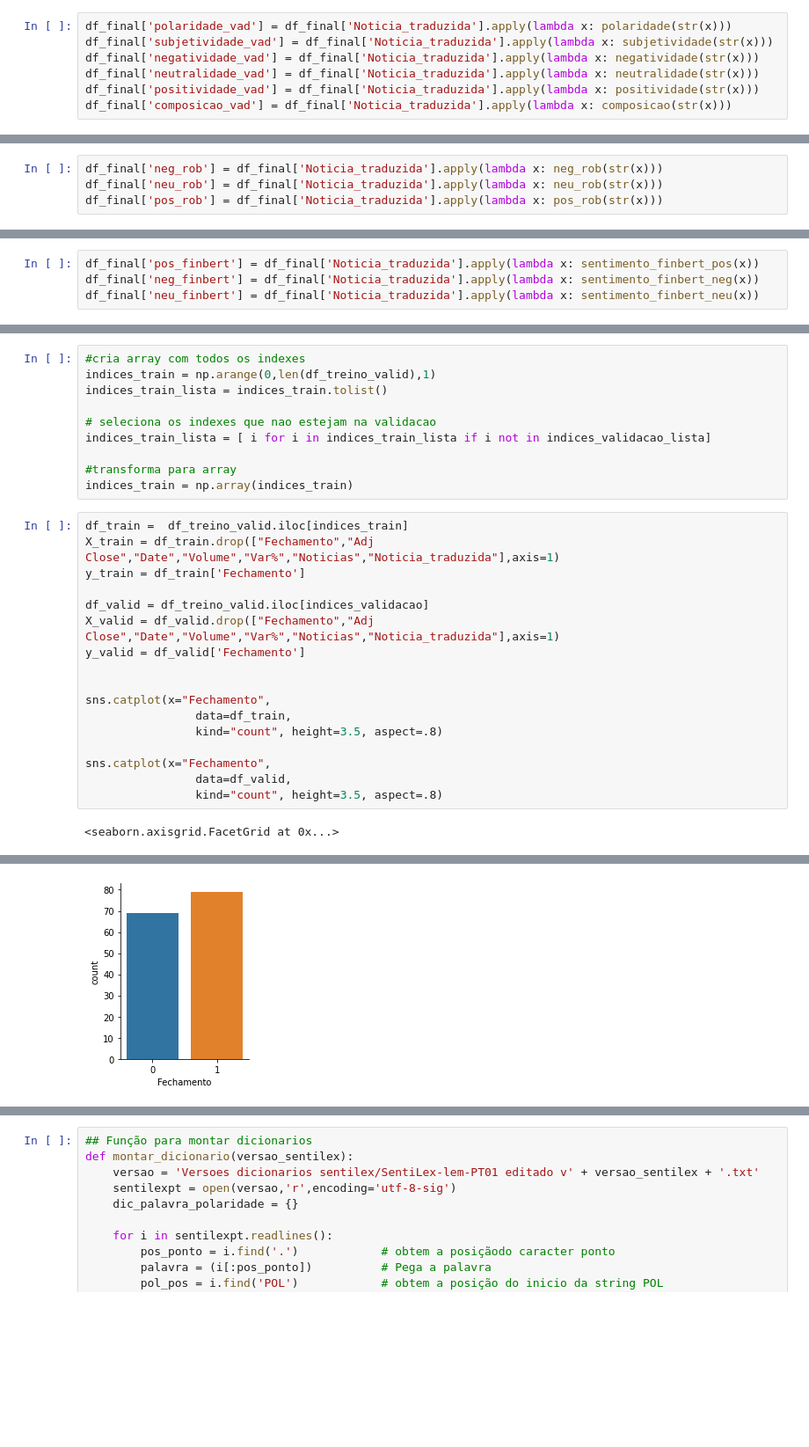
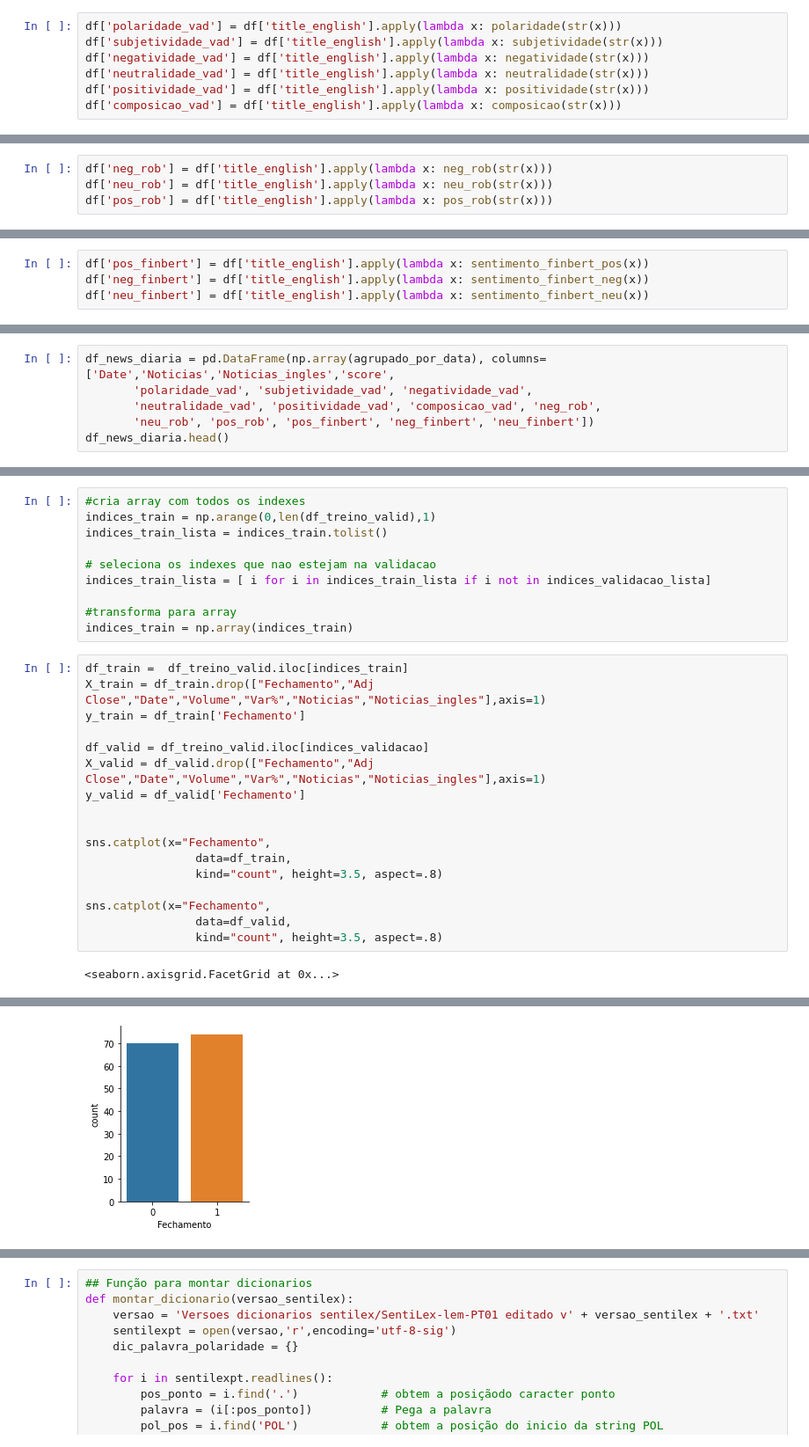
Before and after one commit to webercg/NLP---Daily-News-for-Stock-Market-Prediction, a Jupyter notebook: datasets e notebooks/Notebook final - Todos experimentos-Copy1.ipynb, the cells around one changed output, grey strips where cells are left out. Shown at 88% size. Cells and saved outputs as stored; diff of their text form; blank space fills up the shorter version.

```diff
--- a/datasets e notebooks/Notebook final - Todos experimentos-Copy1.ipynb
+++ b/datasets e notebooks/Notebook final - Todos experimentos-Copy1.ipynb
@@ -958,9 +702,9 @@ negatividade("tudo ótimo e perfeito"), neutralidade("tudo ótimo e perfeito"),
 # %% [output]
 (0.0, 1.0, 0.0, 0.0)
 # %%
-df_final['polaridade_vad'] = df_final['Noticia_traduzida'].apply(lambda x: polaridade(str(x)))
-df_final['subjetividade_vad'] = df_final['Noticia_traduzida'].apply(lambda x: subjetividade(str(x)))
-df_final['negatividade_vad'] = df_final['Noticia_traduzida'].apply(lambda x: negatividade(str(x)))
-df_final['neutralidade_vad'] = df_final['Noticia_traduzida'].apply(lambda x: neutralidade(str(x)))
-df_final['positividade_vad'] = df_final['Noticia_traduzida'].apply(lambda x: positividade(str(x)))
-df_final['composicao_vad'] = df_final['Noticia_traduzida'].apply(lambda x: composicao(str(x)))
+df['polaridade_vad'] = df['title_english'].apply(lambda x: polaridade(str(x)))
+df['subjetividade_vad'] = df['title_english'].apply(lambda x: subjetividade(str(x)))
+df['negatividade_vad'] = df['title_english'].apply(lambda x: negatividade(str(x)))
+df['neutralidade_vad'] = df['title_english'].apply(lambda x: neutralidade(str(x)))
+df['positividade_vad'] = df['title_english'].apply(lambda x: positividade(str(x)))
+df['composicao_vad'] = df['title_english'].apply(lambda x: composicao(str(x)))
@@ -1028,6 +777,6 @@ def pos_rob(frase):
     pos_roberta = scores[2]
     return pos_roberta
 # %%
-df_final['neg_rob'] = df_final['Noticia_traduzida'].apply(lambda x: neg_rob(str(x)))
-df_final['neu_rob'] = df_final['Noticia_traduzida'].apply(lambda x: neu_rob(str(x)))
-df_final['pos_rob'] = df_final['Noticia_traduzida'].apply(lambda x: pos_rob(str(x)))
+df['neg_rob'] = df['title_english'].apply(lambda x: neg_rob(str(x)))
+df['neu_rob'] = df['title_english'].apply(lambda x: neu_rob(str(x)))
+df['pos_rob'] = df['title_english'].apply(lambda x: pos_rob(str(x)))
@@ -1095,6 +853,6 @@ sentimento_finbert_neg("there is a shortage of capital, and we need extra financ
 # %% [output]
 -0.9966173768043518
 # %%
-df_final['pos_finbert'] = df_final['Noticia_traduzida'].apply(lambda x: sentimento_finbert_pos(x))
-df_final['neg_finbert'] = df_final['Noticia_traduzida'].apply(lambda x: sentimento_finbert_neg(x))
-df_final['neu_finbert'] = df_final['Noticia_traduzida'].apply(lambda x: sentimento_finbert_neu(x))
+df['pos_finbert'] = df['title_english'].apply(lambda x: sentimento_finbert_pos(x))
+df['neg_finbert'] = df['title_english'].apply(lambda x: sentimento_finbert_neg(x))
+df['neu_finbert'] = df['title_english'].apply(lambda x: sentimento_finbert_neu(x))
@@ -1100,0 +947,6 @@ df_final['neu_finbert'] = df_final['Noticia_traduzida'].apply(lambda x: sentimen
+# %%
+df_news_diaria = pd.DataFrame(np.array(agrupado_por_data), columns=['Date','Noticias','Noticias_ingles','score',
+       'polaridade_vad', 'subjetividade_vad', 'negatividade_vad',
+       'neutralidade_vad', 'positividade_vad', 'composicao_vad', 'neg_rob',
+       'neu_rob', 'pos_rob', 'pos_finbert', 'neg_finbert', 'neu_finbert'])
+df_news_diaria.head()
@@ -1340,11 +1372,11 @@ indices_train_lista = [ i for i in indices_train_lista if i not in indices_valid
 indices_train = np.array(indices_train)
 # %%
 df_train =  df_treino_valid.iloc[indices_train]
-X_train = df_train.drop(["Fechamento","Adj Close","Date","Volume","Var%","Noticias","Noticia_traduzida"],axis=1)
+X_train = df_train.drop(["Fechamento","Adj Close","Date","Volume","Var%","Noticias","Noticias_ingles"],axis=1)
 y_train = df_train['Fechamento']
 
 df_valid = df_treino_valid.iloc[indices_validacao]
-X_valid = df_valid.drop(["Fechamento","Adj Close","Date","Volume","Var%","Noticias","Noticia_traduzida"],axis=1)
+X_valid = df_valid.drop(["Fechamento","Adj Close","Date","Volume","Var%","Noticias","Noticias_ingles"],axis=1)
 y_valid = df_valid['Fechamento']
 
 
@@ -1361,4 +1393,4 @@ sns.catplot(x="Fechamento",
-[figure, old version]
+[figure, new version]
 # %%
 len(df_valid)/len(df_train)
 # %% [output]
```
Also changed, not shown: parts of 109 cells of this notebook, 1 other file.
